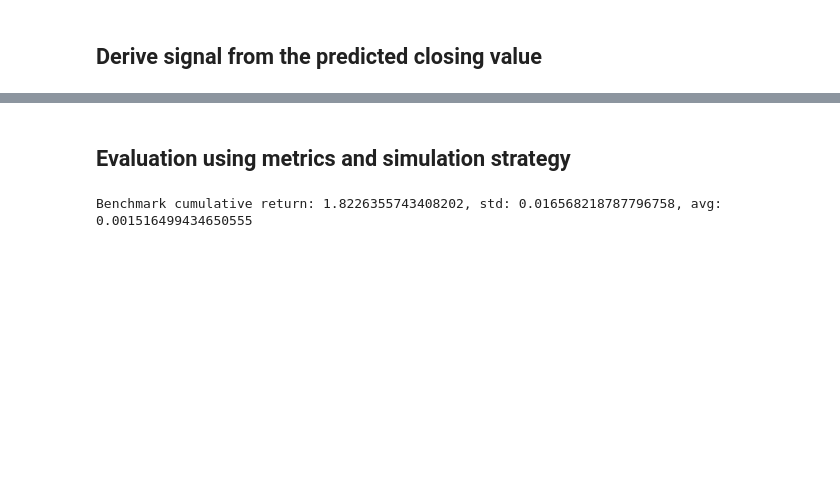
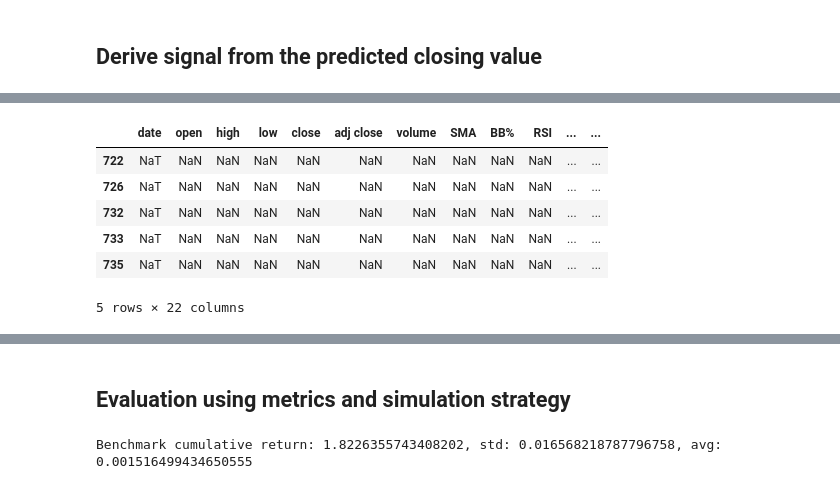
Before and after one commit to summerflutter/NLP_Group_Project_LLMTS, a Jupyter notebook: models/ChronosT5.ipynb, the cells around one changed output, grey strips where cells are left out. Cells and saved outputs as stored; diff of their text form; code cells hidden in the pictures; blank space fills up the shorter version.

```diff
--- a/models/ChronosT5.ipynb
+++ b/models/ChronosT5.ipynb
@@ -156,3 +201,13 @@ finaldf=assign_trading_signals(df_test)
+# %%
+finaldf.tail()
+# %% [output]
+|  | date | open | high | low | close | adj close | volume | SMA | BB% | RSI | ... | ... |
+| 722 | NaT | NaN | NaN | NaN | NaN | NaN | NaN | NaN | NaN | NaN | ... | ... |
+| 726 | NaT | NaN | NaN | NaN | NaN | NaN | NaN | NaN | NaN | NaN | ... | ... |
+| 732 | NaT | NaN | NaN | NaN | NaN | NaN | NaN | NaN | NaN | NaN | ... | ... |
+| 733 | NaT | NaN | NaN | NaN | NaN | NaN | NaN | NaN | NaN | NaN | ... | ... |
+| 735 | NaT | NaN | NaN | NaN | NaN | NaN | NaN | NaN | NaN | NaN | ... | ... |
+5 rows × 22 columns
 # %%
 from sklearn.metrics import confusion_matrix, accuracy_score, precision_score, recall_score
 
```
Also changed, not shown: parts of 8 cells of this notebook.
